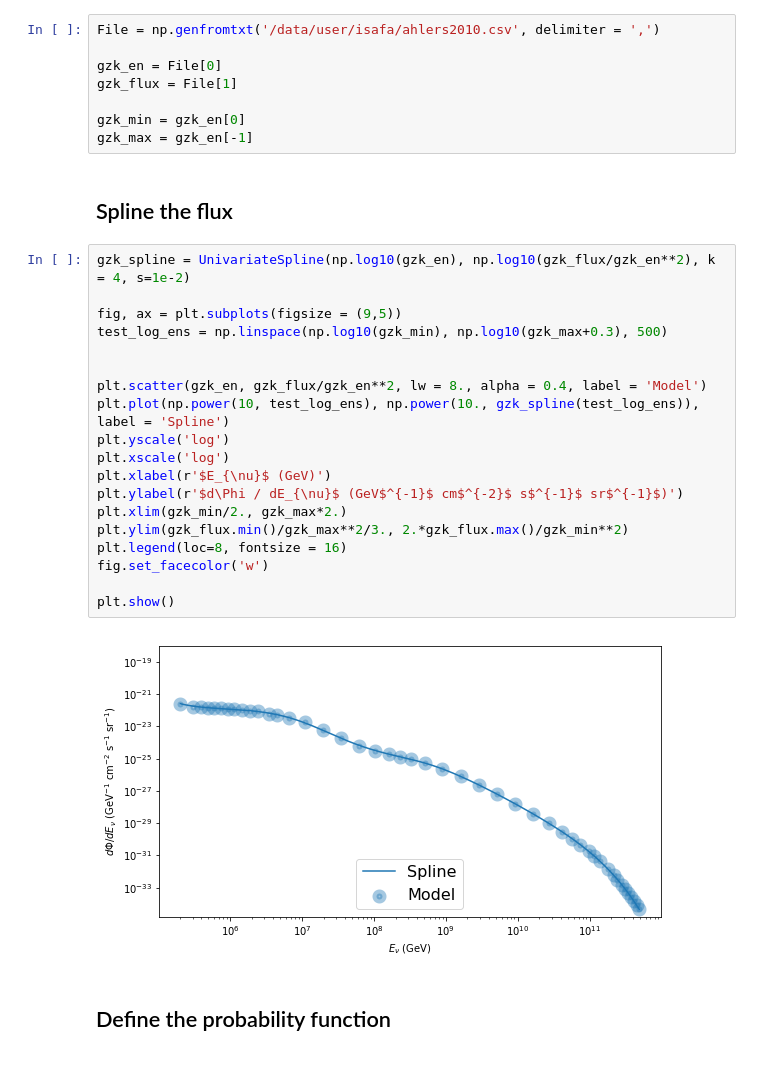
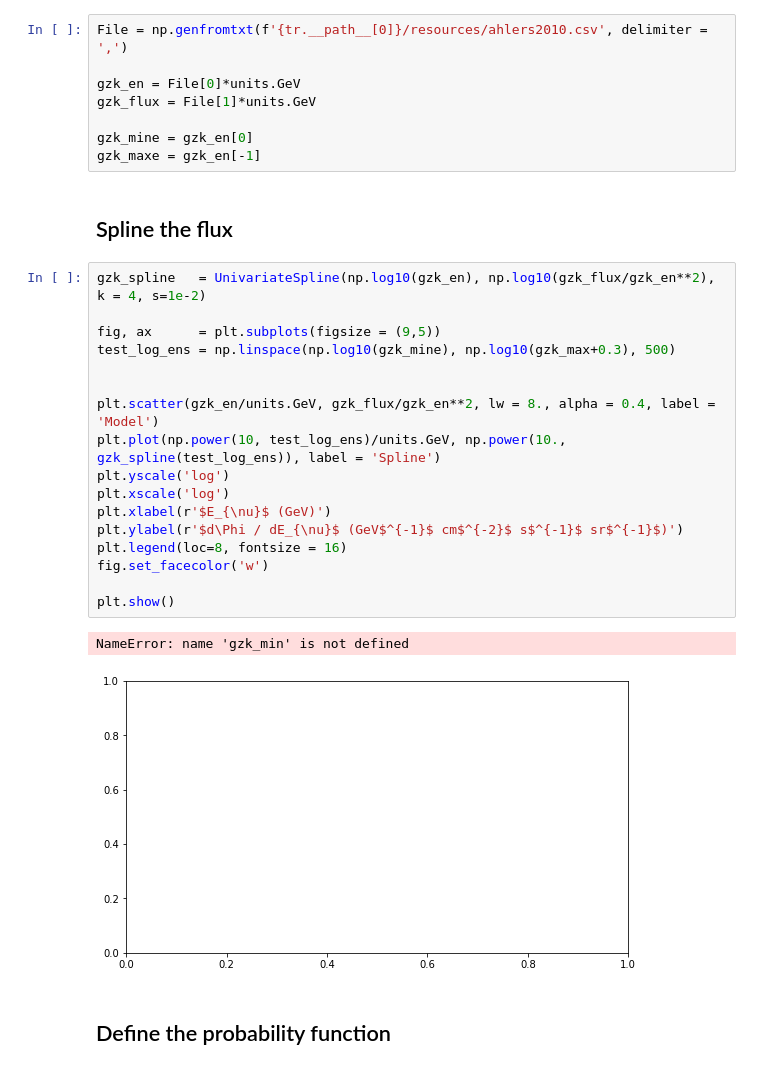
Before and after one commit to icecube/TauRunner, a Jupyter notebook: examples/cdf_maker.ipynb, the cells around one changed output. Drawn from its saved outputs; the diff is of its cells as text.

```diff
--- a/examples/cdf_maker.ipynb
+++ b/examples/cdf_maker.ipynb
@@ -12,34 +16,33 @@ import scipy.integrate as integrate
 # %%
-File = np.genfromtxt('/data/user/isafa/ahlers2010.csv', delimiter = ',')
+File = np.genfromtxt(f'{tr.__path__[0]}/resources/ahlers2010.csv', delimiter = ',')
 
-gzk_en = File[0]
-gzk_flux = File[1]
+gzk_en = File[0]*units.GeV
+gzk_flux = File[1]*units.GeV
 
-gzk_min = gzk_en[0]
-gzk_max = gzk_en[-1]
+gzk_mine = gzk_en[0]
+gzk_maxe = gzk_en[-1]
 # %% [markdown]
 ## Spline the flux ##
 # %%
-gzk_spline = UnivariateSpline(np.log10(gzk_en), np.log10(gzk_flux/gzk_en**2), k = 4, s=1e-2)
+gzk_spline   = UnivariateSpline(np.log10(gzk_en), np.log10(gzk_flux/gzk_en**2), k = 4, s=1e-2)
 
-fig, ax = plt.subplots(figsize = (9,5))
-test_log_ens = np.linspace(np.log10(gzk_min), np.log10(gzk_max+0.3), 500)
+fig, ax      = plt.subplots(figsize = (9,5))
+test_log_ens = np.linspace(np.log10(gzk_mine), np.log10(gzk_max+0.3), 500)
 
 
-plt.scatter(gzk_en, gzk_flux/gzk_en**2, lw = 8., alpha = 0.4, label = 'Model')
-plt.plot(np.power(10, test_log_ens), np.power(10., gzk_spline(test_log_ens)), label = 'Spline')
+plt.scatter(gzk_en/units.GeV, gzk_flux/gzk_en**2, lw = 8., alpha = 0.4, label = 'Model')
+plt.plot(np.power(10, test_log_ens)/units.GeV, np.power(10., gzk_spline(test_log_ens)), label = 'Spline')
 plt.yscale('log')
 plt.xscale('log')
 plt.xlabel(r'$E_{\nu}$ (GeV)')
 plt.ylabel(r'$d\Phi / dE_{\nu}$ (GeV$^{-1}$ cm$^{-2}$ s$^{-1}$ sr$^{-1}$)')
-plt.xlim(gzk_min/2., gzk_max*2.)
-plt.ylim(gzk_flux.min()/gzk_max**2/3., 2.*gzk_flux.max()/gzk_min**2)
 plt.legend(loc=8, fontsize = 16)
 fig.set_facecolor('w')
 
 plt.show()
 # %% [output]
+NameError: name 'gzk_min' is not defined
-[figure, old version]
+[figure, new version]
 # %% [markdown]
 ## Define the probability function ##
 # %%
```
Also changed, not shown: parts of 18 cells of this notebook, 1 other file.
